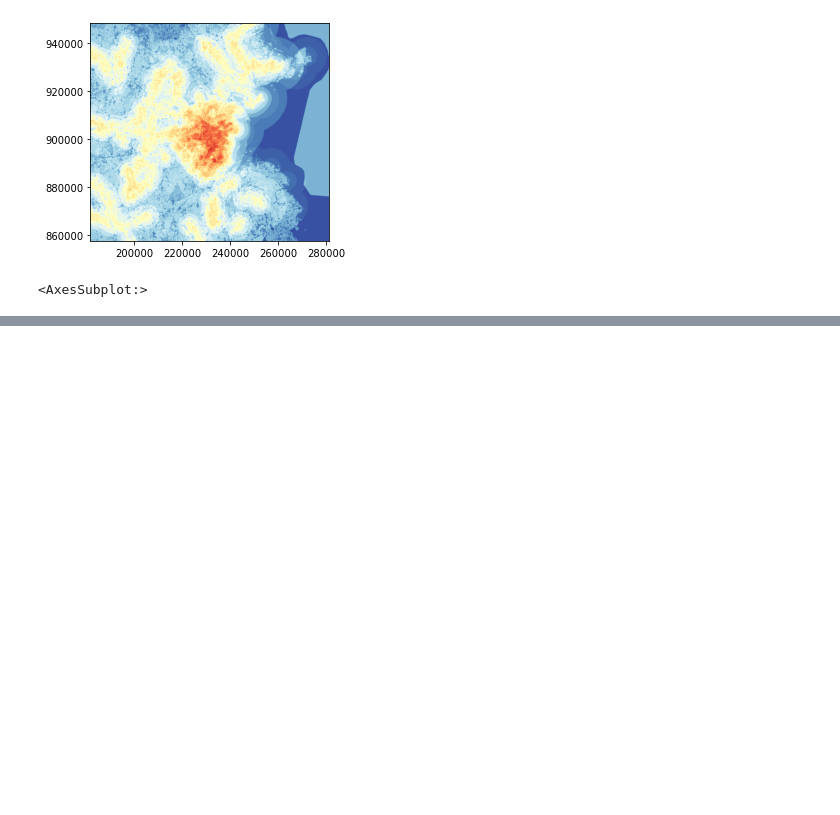
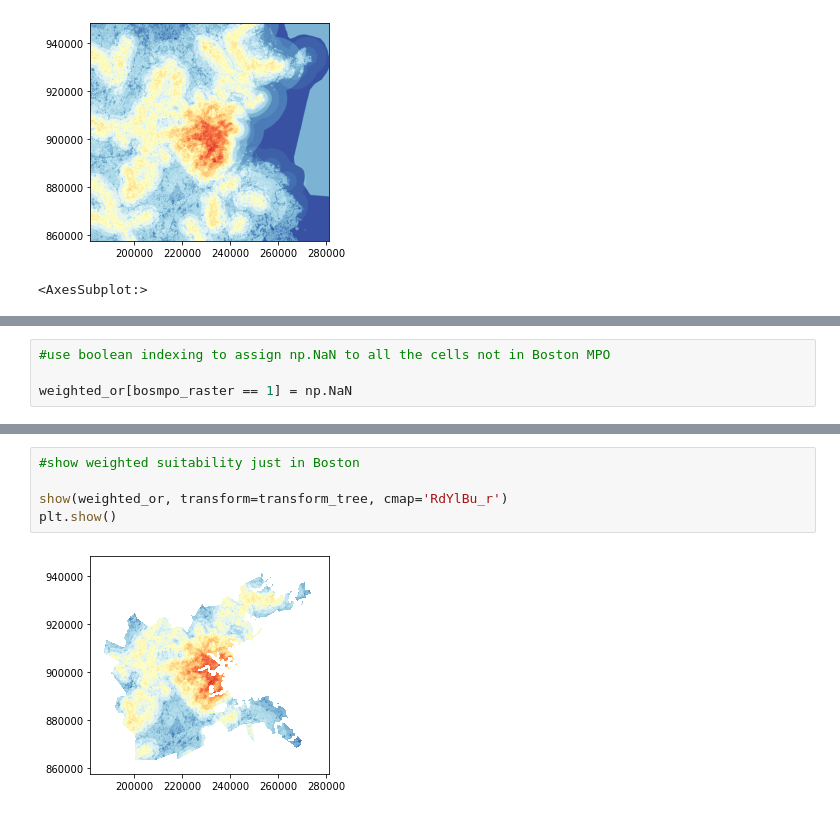
Before and after one commit to gingerleib/outdoor-recreation, a Jupyter notebook: Outdoor_Rec_Analysis.ipynb, the cells around one changed output, grey strips where cells are left out. Saved outputs shown, nothing was run; the diff lists cells and outputs as text; blank space fills up the shorter version.

```diff
--- a/Outdoor_Rec_Analysis.ipynb
+++ b/Outdoor_Rec_Analysis.ipynb
@@ -760,0 +775,4 @@ show(weighted_or, transform=transform_tree, cmap='RdYlBu_r')
+# %%
+#use boolean indexing to assign np.NaN to all the cells not in Boston MPO
+
+weighted_or[bosmpo_raster == 1] = np.NaN
@@ -760,0 +794,7 @@ show(weighted_or, transform=transform_tree, cmap='RdYlBu_r')
+# %%
+#show weighted suitability just in Boston
+
+show(weighted_or, transform=transform_tree, cmap='RdYlBu_r')
+plt.show()
+# %% [output]
+[figure, added]
```
Also changed, not shown: parts of 4 cells of this notebook.
